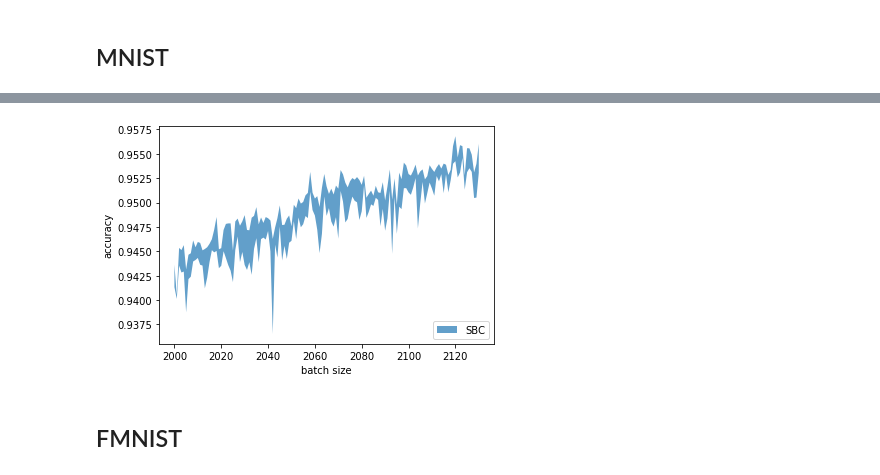
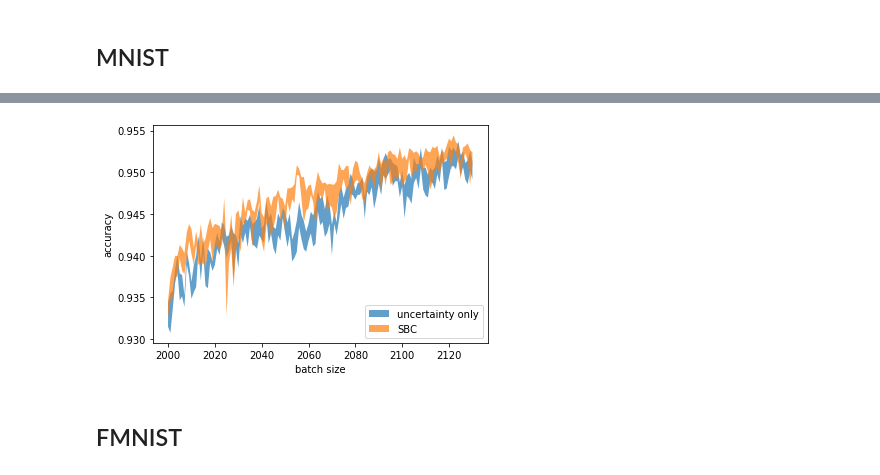
Before and after one commit to nibydlo/Thesis, a Jupyter notebook: Uncertainty & DWM experiments/Entropy + SBC.ipynb, the cells around one changed output, grey strips where cells are left out. Saved outputs shown, nothing was run; the diff lists cells and outputs as text; code cells hidden in the pictures.

```diff
--- a/Uncertainty & DWM experiments/Entropy + SBC.ipynb
+++ b/Uncertainty & DWM experiments/Entropy + SBC.ipynb
@@ -53,15 +72,16 @@ FileNotFoundError: [Errno 2] No such file or directory: 'mnist_init_size_stat.pk
 # %%
-# plot_conf_int(mnist_entropy_stat, "uncertainty only")
 import matplotlib.pyplot as plt
 from plots import plot_conf_int
 
+plot_conf_int(mnist_entropy_stat, "uncertainty only")
 plot_conf_int(mnist_sbc_stat, "SBC")
 plt.xlabel('batch size')
 plt.ylabel('accuracy')
 plt.legend(loc='lower right')
+plt.rcParams["figure.figsize"] = (20,5)
 plt.show()
 # %% [output]
-[figure, old version]
+[figure, new version]
 # %% [markdown]
 ## FMNIST
 # %%
```
Also changed, not shown: parts of 8 cells of this notebook.
